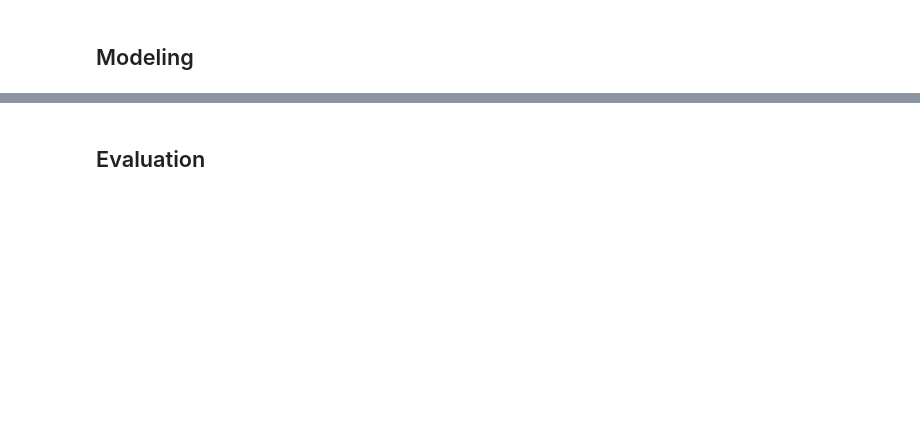
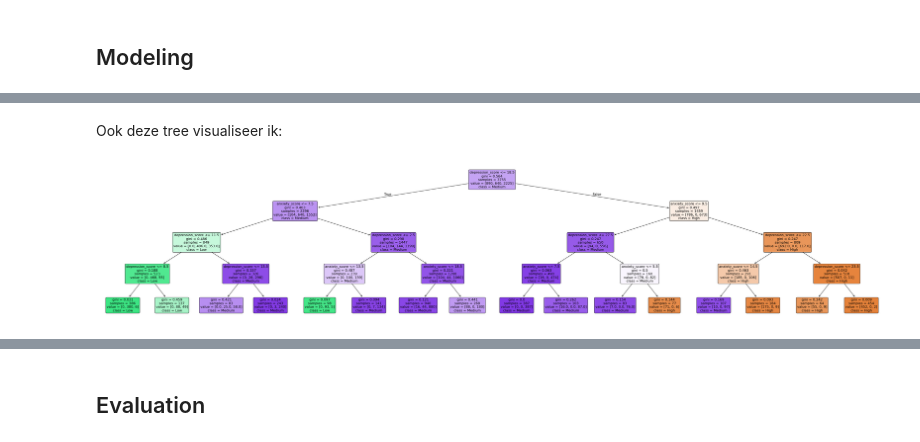
Before and after one commit to GitMathijs/S3_AI_lesmateriaal, a Jupyter notebook: Casus/casus.ipynb, the cells around one changed output, grey strips where cells are left out. Saved outputs shown, nothing was run; the diff lists cells and outputs as text; code cells hidden in the pictures; blank space fills up the shorter version.

```diff
--- a/Casus/casus.ipynb
+++ b/Casus/casus.ipynb
@@ -209,0 +291,8 @@ De 'gender', 'employment_status' en 'work_environment' features zijn nominaal, e
+# %% [markdown]
+Ook deze tree visualiseer ik:
+# %%
+plt.figure(figsize=(50, 10))
+plot_tree(dtc, feature_names=X.columns, class_names=dtc.classes_, filled=True, rounded=True, fontsize=12)
+plt.show()
+# %% [output]
+[figure, added]
```
Also changed, not shown: parts of 28 cells of this notebook.
